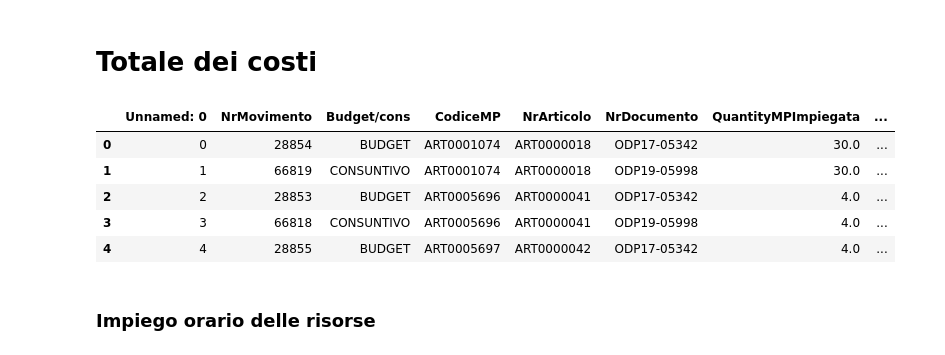
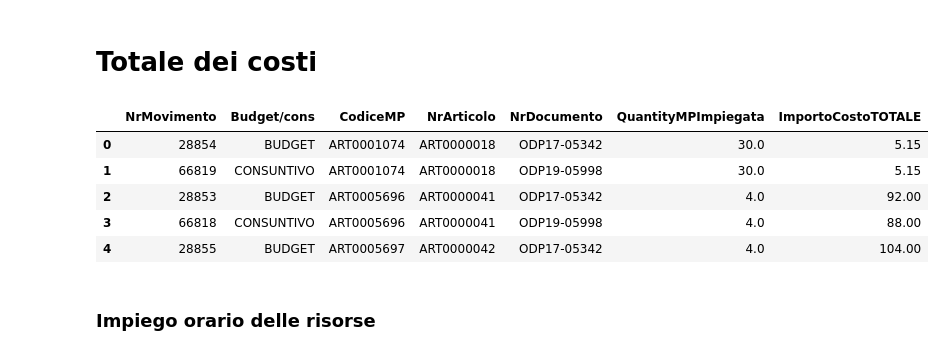
Before and after one commit to VinciGit00/SCGProject, a Jupyter notebook: scostot.ipynb, the cells around one changed output. Drawn from its saved outputs; the diff is of its cells as text; code cells hidden in the pictures.

```diff
--- a/scostot.ipynb
+++ b/scostot.ipynb
@@ -181,13 +205,14 @@ print(ScostamentoVendite)
 # %% [markdown]
 # Totale dei costi
-# %%
-dfConsumi.head()
-# %% [output]
-|  | Unnamed: 0 | NrMovimento | Budget/cons | CodiceMP | NrArticolo | NrDocumento | QuantityMPImpiegata | ... |
-| 0 | 0 | 28854 | BUDGET | ART0001074 | ART0000018 | ODP17-05342 | 30.0 | ... |
-| 1 | 1 | 66819 | CONSUNTIVO | ART0001074 | ART0000018 | ODP19-05998 | 30.0 | ... |
-| 2 | 2 | 28853 | BUDGET | ART0005696 | ART0000041 | ODP17-05342 | 4.0 | ... |
-| 3 | 3 | 66818 | CONSUNTIVO | ART0005696 | ART0000041 | ODP19-05998 | 4.0 | ... |
-| 4 | 4 | 28855 | BUDGET | ART0005697 | ART0000042 | ODP17-05342 | 4.0 | ... |
+# %%
+del dfConsumi['Unnamed: 0']
+dfConsumi.head()
+# %% [output]
+|  | NrMovimento | Budget/cons | CodiceMP | NrArticolo | NrDocumento | QuantityMPImpiegata | ImportoCostoTOTALE |
+| 0 | 28854 | BUDGET | ART0001074 | ART0000018 | ODP17-05342 | 30.0 | 5.15 |
+| 1 | 66819 | CONSUNTIVO | ART0001074 | ART0000018 | ODP19-05998 | 30.0 | 5.15 |
+| 2 | 28853 | BUDGET | ART0005696 | ART0000041 | ODP17-05342 | 4.0 | 92.00 |
+| 3 | 66818 | CONSUNTIVO | ART0005696 | ART0000041 | ODP19-05998 | 4.0 | 88.00 |
+| 4 | 28855 | BUDGET | ART0005697 | ART0000042 | ODP17-05342 | 4.0 | 104.00 |
 # %% [markdown]
 ### Impiego orario delle risorse
```
Also changed, not shown: parts of 18 cells of this notebook.
